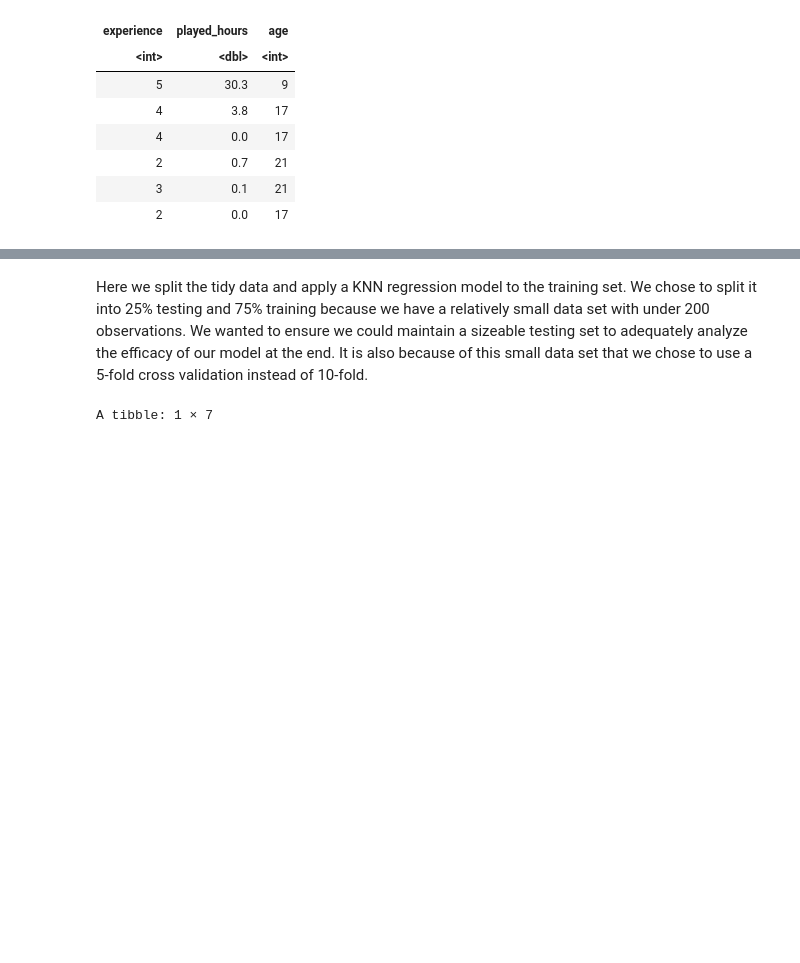
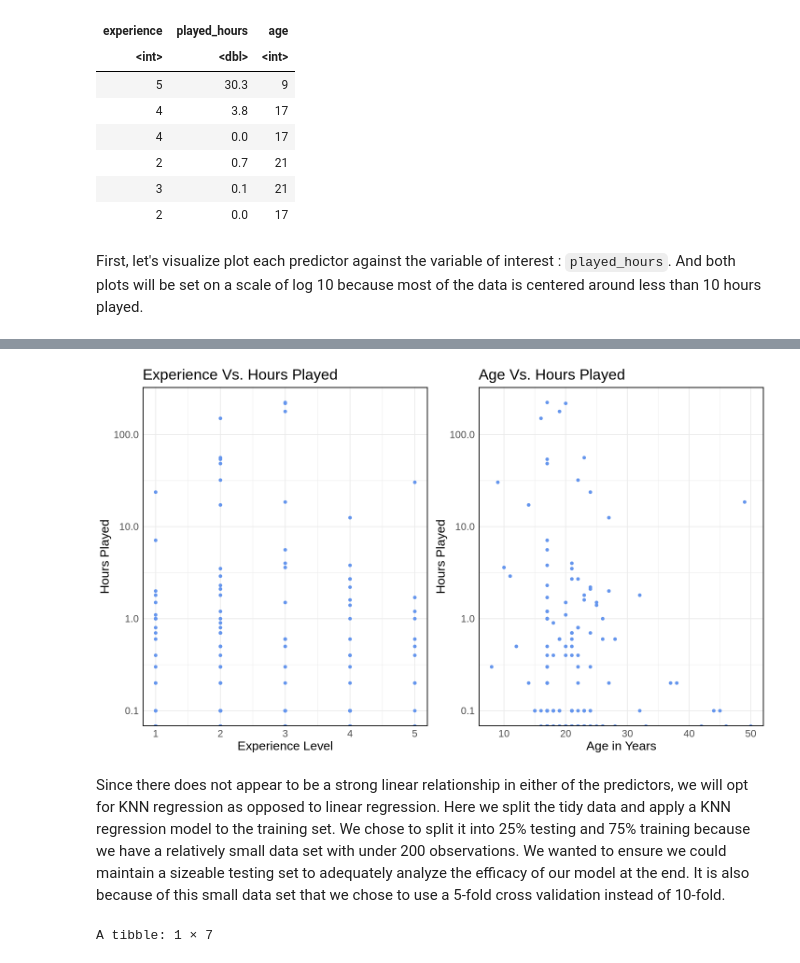
Before and after one commit to lucydehaan/Group-Project, a Jupyter notebook: Project.ipynb, the cells around one changed output, grey strips where cells are left out. Saved outputs shown, nothing was run; the diff lists cells and outputs as text; code cells hidden in the pictures; blank space fills up the shorter version.

Commit message:
initial visualizations

```diff
--- a/Project.ipynb
+++ b/Project.ipynb
@@ -135,3 +143,29 @@ A tibble: 6 × 3
 | 2 | 0.7 | 21 |
 | 3 | 0.1 | 21 |
 | 2 | 0.0 | 17 |
+# %% [markdown]
+First, let's visualize plot each predictor against the variable of interest : `played_hours`. And both plots will be set on a scale of log 10 because most of the data is centered around less than 10 hours played.
+# %%
+# this is similar to what was done in the invividual portion, but I think it's good to have a starting plot
+# so that the reader can follow the process from start to end
+
+options(repr.plot.width = 12, repr.plot.height = 7)
+
+experience_plot <- ggplot(data,aes(x = experience, y = played_hours)) +
+    geom_point(color = "cornflowerblue") +
+    theme_minimal() +
+    scale_y_continuous(trans = 'log10') +
+    labs(title = "Experience Vs. Hours Played", x = "Experience Level", y = "Hours Played") +
+    theme(panel.border = element_rect(color = "black", fill = NA, size = 1),
+          text = element_text(size = 16))
+
+age_plot <- ggplot(data,aes(x = age, y = played_hours)) +
+    geom_point(color = "cornflowerblue") +
+    theme_minimal() +
+    scale_y_continuous(trans = 'log10') +
+    labs(title = "Age Vs. Hours Played", x = "Age in Years", y = "Hours Played") +
+    theme(panel.border = element_rect(color = "black", fill = NA, size = 1),
+          text = element_text(size = 16))
+
+plot_grid(experience_plot, age_plot, ncol = 2)
+# %% [output]
@@ -138,5 +176,6 @@ A tibble: 6 × 3
+[figure, added]
 # %% [markdown]
-Here we split the tidy data and apply a KNN regression model to the training set. We chose to split it into 25% testing and 75% training because we have a relatively small data set with under 200 observations. We wanted to ensure we could maintain a sizeable testing set to adequately analyze the efficacy of our model at the end. It is also because of this small data set that we chose to use a 5-fold cross validation instead of 10-fold.
+Since there does not appear to be a strong linear relationship in either of the predictors, we will opt for KNN regression as opposed to linear regression. Here we split the tidy data and apply a KNN regression model to the training set. We chose to split it into 25% testing and 75% training because we have a relatively small data set with under 200 observations. We wanted to ensure we could maintain a sizeable testing set to adequately analyze the efficacy of our model at the end. It is also because of this small data set that we chose to use a 5-fold cross validation instead of 10-fold.
 # %%
 set.seed(69420)
 # predict played_hours from experience, Age
```
Also changed, not shown: parts of 3 cells of this notebook.
